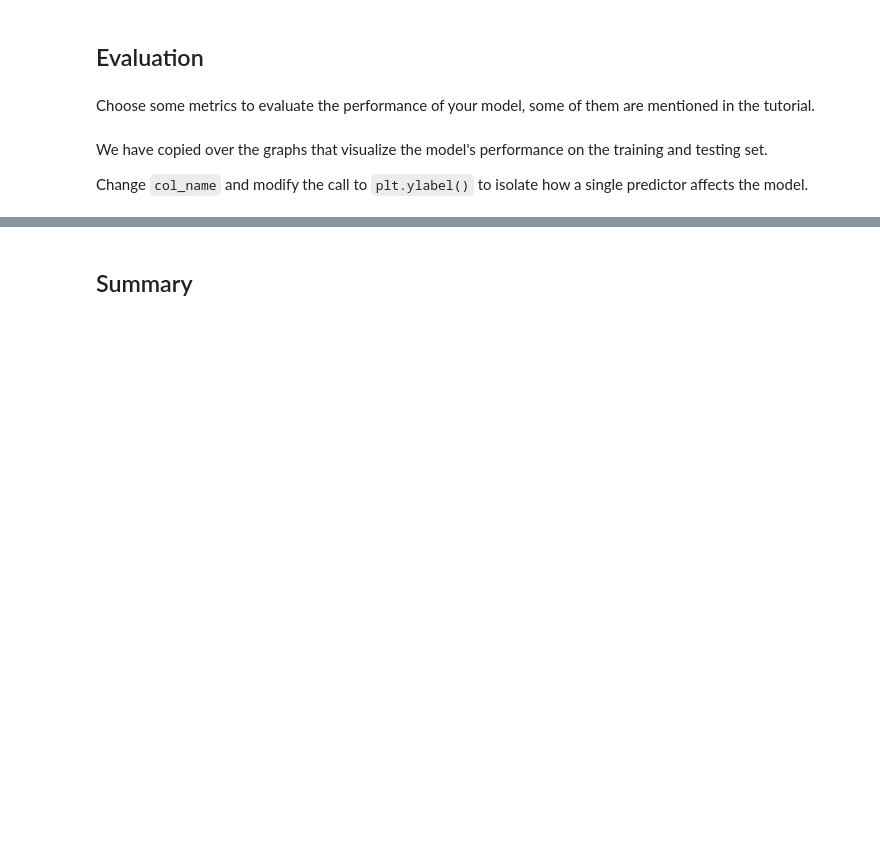
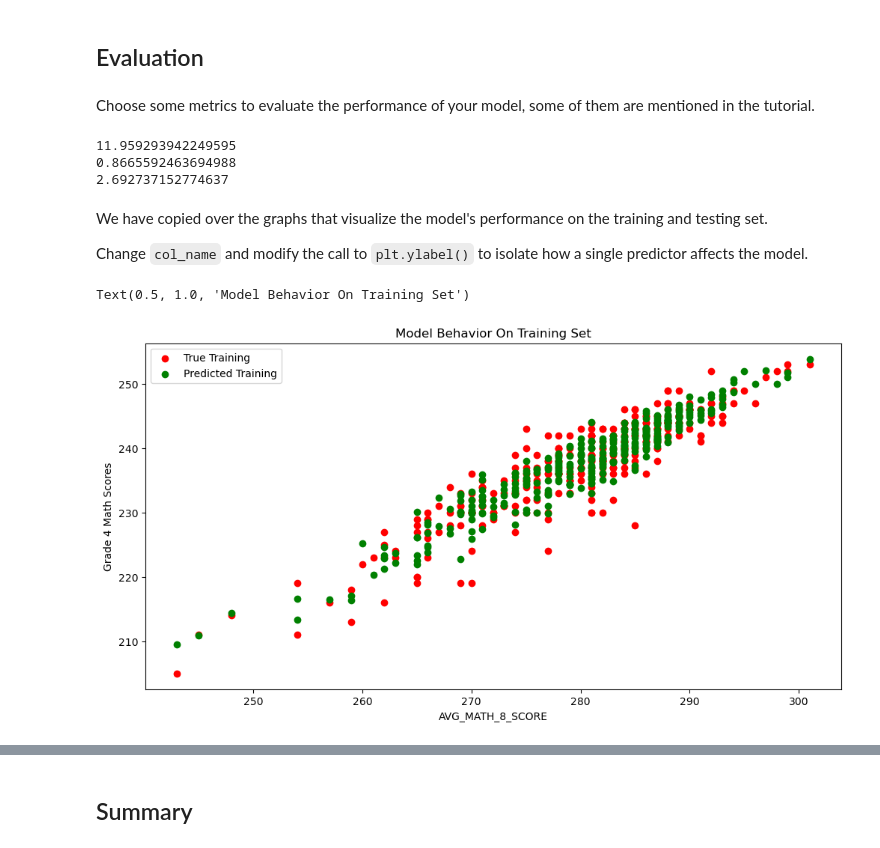
Before and after one commit to lmg1404/MDST-2023-Tutorials, a Jupyter notebook: tutorial1/checkpoint1.ipynb, the cells around one changed output, grey strips where cells are left out. Drawn from its saved outputs; the diff is of its cells as text; code cells hidden in the pictures; blank space fills up the shorter version.

Commit message:
Logistic regression

```diff
--- a/tutorial1/checkpoint1.ipynb
+++ b/tutorial1/checkpoint1.ipynb
@@ -229,0 +239,18 @@ from sklearn.model_selection import train_test_split
+# %%
+X_col = [
+    'ENROLL', 'TOTAL_REVENUE',
+    'FEDERAL_REVENUE', 'STATE_REVENUE', 'LOCAL_REVENUE',
+    'TOTAL_EXPENDITURE', 'INSTRUCTION_EXPENDITURE',
+    'SUPPORT_SERVICES_EXPENDITURE', 'OTHER_EXPENDITURE',
+    'CAPITAL_OUTLAY_EXPENDITURE',
+    'GRADES_4_G', 'GRADES_ALL_G', 'AVG_MATH_8_SCORE', 'PERCENT_SPENT',
+    'SUPPORT_SERVICES_RATIO', 'INSTRUCTION_RATIO', 'OTHER_RATIO',
+    'CAPTIAL_OUTLAY_RATIO', 'YEAR_MIN_MAX', 'MONEY_PER_4_G',
+    'INSTRUCTION_PER_4G', 'SUPPORT_SERVICES_PER_4G', 'OTHER_PER_4G',
+    'CAPITAL_OUTLAY_PER_4G'
+]
+# %%
+X = df[X_col].dropna()
+y = df.loc[X.index]["AVG_MATH_4_SCORE"]
+y.fillna(y.median(), inplace=True)
+print(len(X))
@@ -230,6 +259,6 @@ from sklearn.model_selection import train_test_split
 # %%
-# X_train, X_test, y_train, y_test = train_test_split(
-#      X, y, test_size=, random_state=42)
+X_train, X_test, y_train, y_test = train_test_split(
+     X, y, test_size=0.2, random_state=42)
 # %% [markdown]
 <h2> Prediction </h2>
 # %% [markdown]
@@ -239,5 +269,5 @@ ML Models [Resource](https://medium.com/@vijaya.beeravalli/comparison-of-machine
 # %%
 # create your model here
-# model =
+model = LinearRegression()
 # %%
 model.fit(X_train, y_train)
@@ -247,19 +279,31 @@ y_pred = model.predict(X_test)
 ## Evaluation
 # %% [markdown]
 Choose some metrics to evaluate the performance of your model, some of them are mentioned in the tutorial.
+# %%
+from sklearn.metrics import mean_squared_error, r2_score, mean_absolute_error
+print(mean_squared_error(y_test, y_pred))
+print(r2_score(y_test, y_pred))
+print(mean_absolute_error(y_test, y_pred))
+# %% [output]
+11.959293942249595
+0.8665592463694988
+2.692737152774637
 # %% [markdown]
 We have copied over the graphs that visualize the model's performance on the training and testing set.
 
 Change `col_name` and modify the call to `plt.ylabel()` to isolate how a single predictor affects the model.
 # %%
-# col_name = 'COLUMN NAME OF ONE PREDICTOR'
+col_name = 'AVG_MATH_8_SCORE'
 
-# f = plt.figure(figsize=(12,6))
-# plt.scatter(X_train[col_name], y_train, color = "red")
-# plt.scatter(X_train[col_name], model.predict(X_train), color = "green")
+f = plt.figure(figsize=(12,6))
+plt.scatter(X_train[col_name], y_train, color = "red")
+plt.scatter(X_train[col_name], model.predict(X_train), color = "green")
 
-# plt.legend(['True Training','Predicted Training'])
-# plt.xlabel(col_name)
-# plt.ylabel('NAME OF THE PREDICTOR')
-# plt.title("Model Behavior On Training Set")
+plt.legend(['True Training','Predicted Training'])
+plt.xlabel(col_name)
+plt.ylabel('Grade 4 Math Scores')
+plt.title("Model Behavior On Training Set")
+# %% [output]
+Text(0.5, 1.0, 'Model Behavior On Training Set')
+[figure, added]
 # %%
```
Also changed, not shown: parts of 17 cells of this notebook, 2 other files.
